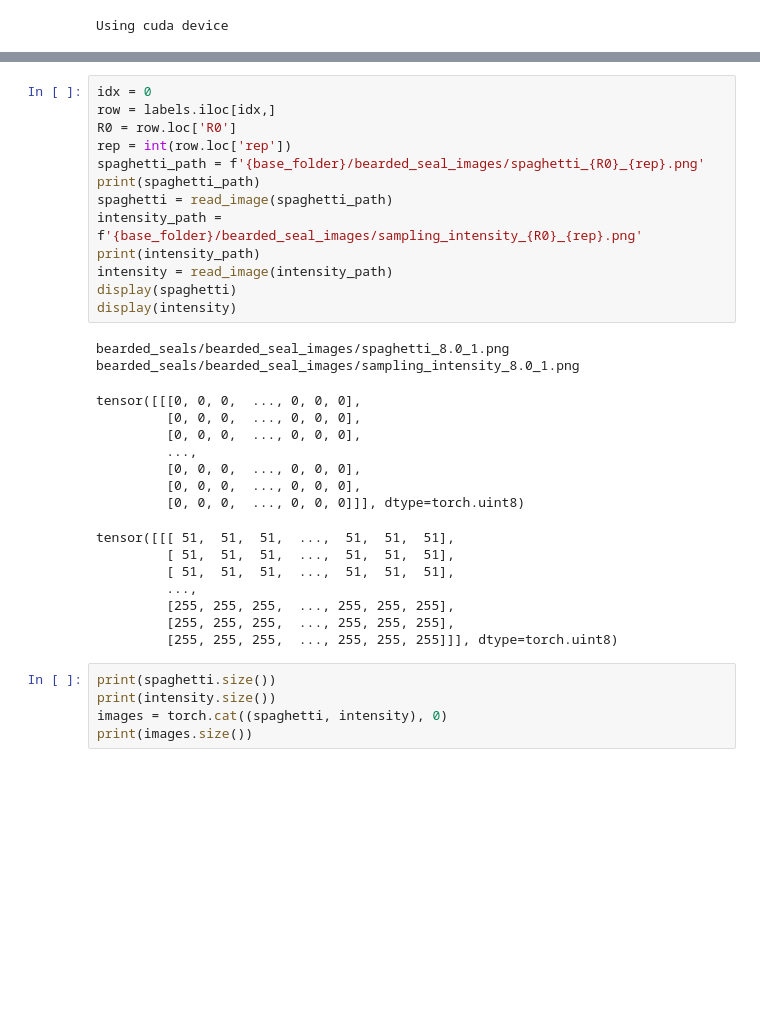
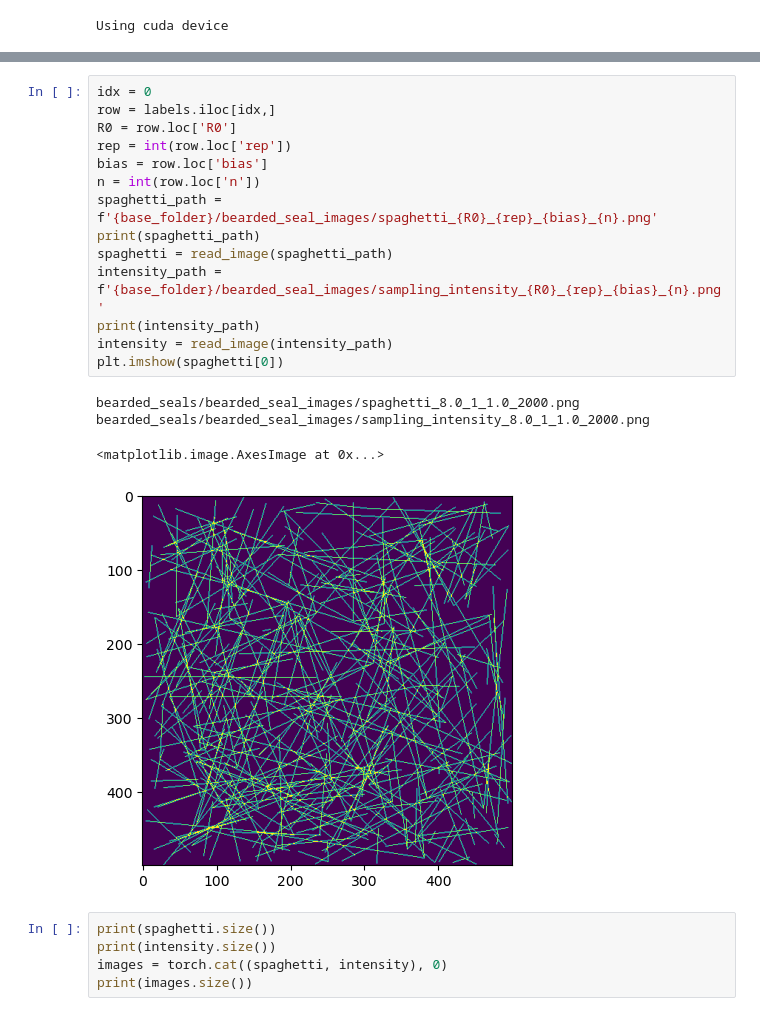
Before and after one commit to giliapatterson/spatial_ckmr, a Jupyter notebook: replicate_conn/bearded_seal_network.ipynb, the cells around one changed output, grey strips where cells are left out. Drawn from its saved outputs; the diff is of its cells as text; blank space fills up the shorter version.

```diff
--- a/replicate_conn/bearded_seal_network.ipynb
+++ b/replicate_conn/bearded_seal_network.ipynb
@@ -63,33 +63,22 @@ print(labels)
 # %%
 idx = 0
 row = labels.iloc[idx,]
 R0 = row.loc['R0']
 rep = int(row.loc['rep'])
-spaghetti_path = f'{base_folder}/bearded_seal_images/spaghetti_{R0}_{rep}.png'
+bias = row.loc['bias']
+n = int(row.loc['n'])
+spaghetti_path = f'{base_folder}/bearded_seal_images/spaghetti_{R0}_{rep}_{bias}_{n}.png'
 print(spaghetti_path)
 spaghetti = read_image(spaghetti_path)
-intensity_path = f'{base_folder}/bearded_seal_images/sampling_intensity_{R0}_{rep}.png'
+intensity_path = f'{base_folder}/bearded_seal_images/sampling_intensity_{R0}_{rep}_{bias}_{n}.png'
 print(intensity_path)
 intensity = read_image(intensity_path)
-display(spaghetti)
-display(intensity)
+plt.imshow(spaghetti[0])
 # %% [output]
-bearded_seals/bearded_seal_images/spaghetti_8.0_1.png
-bearded_seals/bearded_seal_images/sampling_intensity_8.0_1.png
+bearded_seals/bearded_seal_images/spaghetti_8.0_1_1.0_2000.png
+bearded_seals/bearded_seal_images/sampling_intensity_8.0_1_1.0_2000.png
-tensor([[[0, 0, 0,  ..., 0, 0, 0],
-         [0, 0, 0,  ..., 0, 0, 0],
-         [0, 0, 0,  ..., 0, 0, 0],
-         ...,
-         [0, 0, 0,  ..., 0, 0, 0],
-         [0, 0, 0,  ..., 0, 0, 0],
-         [0, 0, 0,  ..., 0, 0, 0]]], dtype=torch.uint8)
+<matplotlib.image.AxesImage at 0x...>
-tensor([[[ 51,  51,  51,  ...,  51,  51,  51],
-         [ 51,  51,  51,  ...,  51,  51,  51],
-         [ 51,  51,  51,  ...,  51,  51,  51],
-         ...,
-         [255, 255, 255,  ..., 255, 255, 255],
-         [255, 255, 255,  ..., 255, 255, 255],
-         [255, 255, 255,  ..., 255, 255, 255]]], dtype=torch.uint8)
+[figure, added]
 # %%
 print(spaghetti.size())
 print(intensity.size())
```
Also changed, not shown: parts of 37 cells of this notebook, 1 other file.
